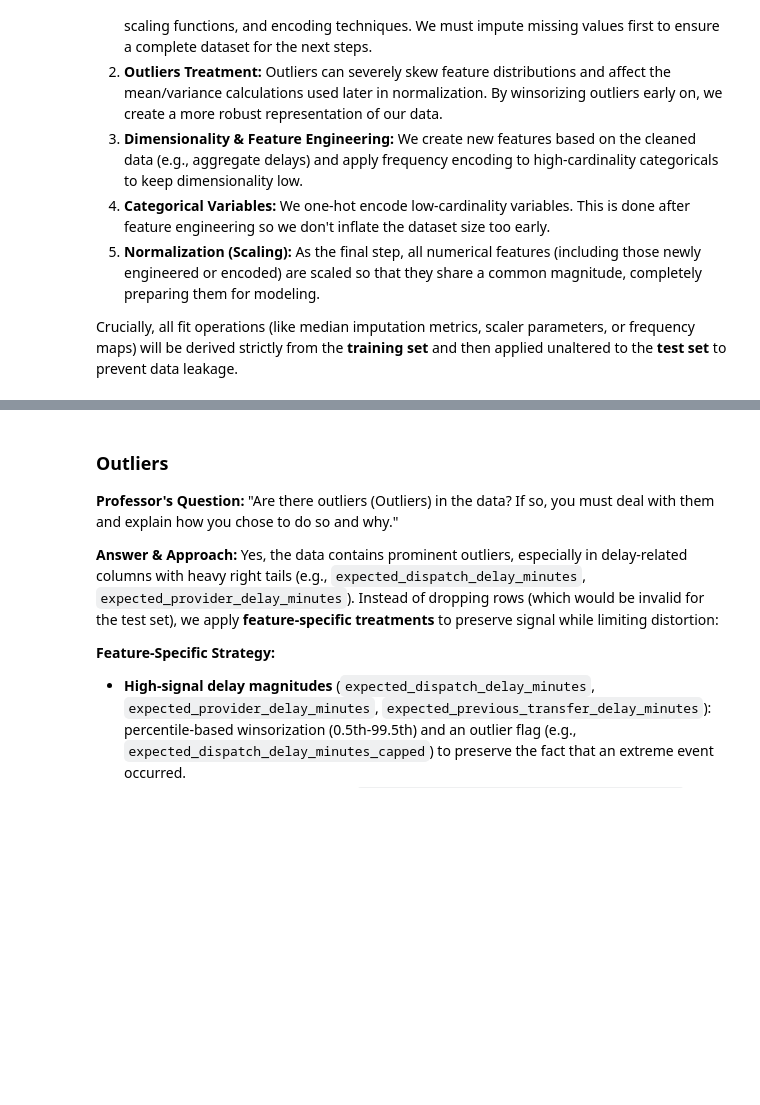
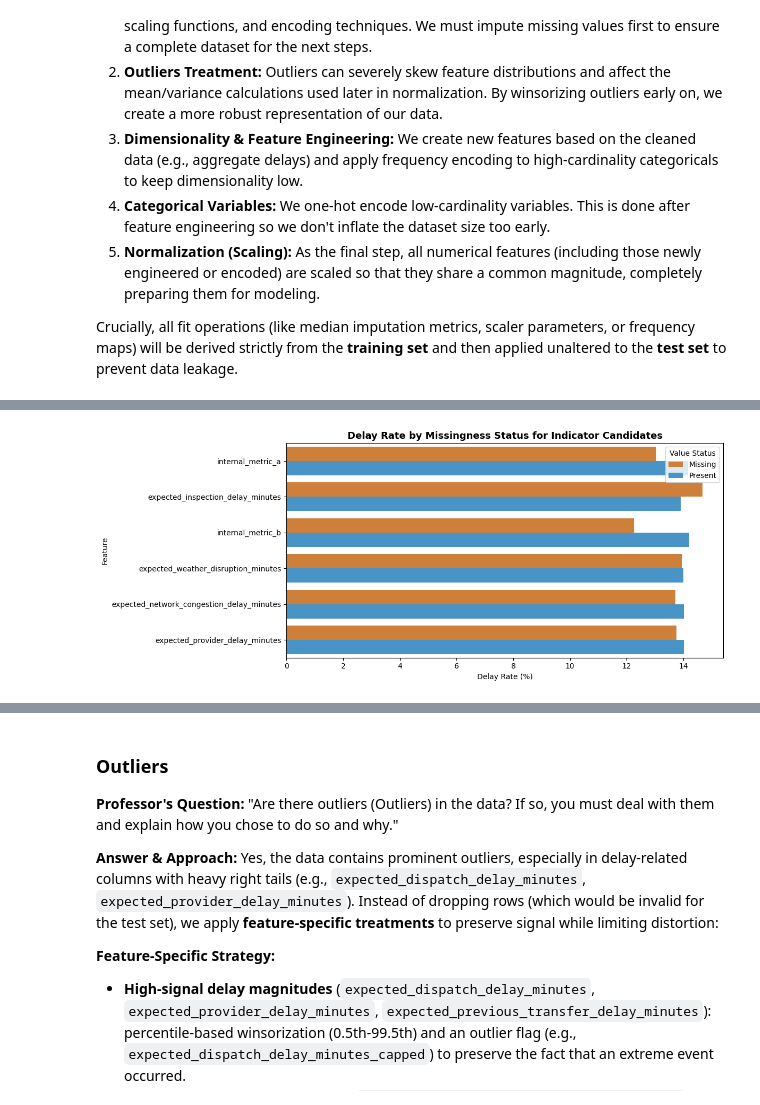
Before and after one commit to InbarKedem/final-project-intro-to-ml, a Jupyter notebook: task.ipynb, the cells around one changed output, grey strips where cells are left out. Saved outputs shown, nothing was run; the diff lists cells and outputs as text; code cells hidden in the pictures; blank space fills up the shorter version.

Commit message:
Refine missing data preprocessing

```diff
--- a/task.ipynb
+++ b/task.ipynb
@@ -1089,0 +1100,83 @@ Yes, there are several columns with missing values in the dataset. Some internal
+# %%
+# Diagnostic: evaluate whether missingness is predictive enough to preserve with indicators.
+# The same table also checks whether zero imputation is justified for delay/disruption features.
+missing_indicator_threshold = 0.05
+missingness_signal_rows = []
+
+def is_delay_or_disruption_feature(col):
+    lower_col = col.lower()
+    return any(token in lower_col for token in ['delay', 'disruption', 'congestion'])
+
+for col in train_df.columns:
+    if col == 'is_delayed' or col not in test_df.columns:
+        continue
+
+    train_missing_rate = train_df[col].isna().mean()
+    test_missing_rate = test_df[col].isna().mean()
+
+    if max(train_missing_rate, test_missing_rate) < missing_indicator_threshold:
+        continue
+
+    missing_mask = train_df[col].isna()
+    present_mask = train_df[col].notna()
+    missing_delay_rate = train_df.loc[missing_mask, 'is_delayed'].mean()
+    present_delay_rate = train_df.loc[present_mask, 'is_delayed'].mean()
+
+    observed = train_df[col].dropna()
+    is_delay_feature = is_delay_or_disruption_feature(col) and pd.api.types.is_numeric_dtype(train_df[col])
+
+    observed_min = observed.min() if is_delay_feature and len(observed) else np.nan
+    observed_median = observed.median() if is_delay_feature and len(observed) else np.nan
+    observed_max = observed.max() if is_delay_feature and len(observed) else np.nan
+    zero_observed_pct = (observed == 0).mean() * 100 if is_delay_feature and len(observed) else np.nan
+
+    missingness_signal_rows.append({
+        'Feature': col,
+        'Train_Missing_%': round(train_missing_rate * 100, 2),
+        'Test_Missing_%': round(test_missing_rate * 100, 2),
+        'Delay_Rate_When_Missing_%': round(missing_delay_rate * 100, 2),
+        'Delay_Rate_When_Present_%': round(present_delay_rate * 100, 2),
+        'Abs_Delay_Rate_Diff_%': round(abs(missing_delay_rate - present_delay_rate) * 100, 2),
+        'Observed_Min': round(observed_min, 3) if pd.notna(observed_min) else np.nan,
+        'Observed_Median': round(observed_median, 3) if pd.notna(observed_median) else np.nan,
+        'Observed_Max': round(observed_max, 3) if pd.notna(observed_max) else np.nan,
+        'Zero_Observed_%': round(zero_observed_pct, 2) if pd.notna(zero_observed_pct) else np.nan,
+        'Indicator_Feature': f'{col}_was_missing'
+    })
+
+missingness_signal_table = pd.DataFrame(missingness_signal_rows).sort_values(
+    ['Train_Missing_%', 'Abs_Delay_Rate_Diff_%'],
+    ascending=False
+).reset_index(drop=True)
+
+display(missingness_signal_table)
+
+if not missingness_signal_table.empty:
+    plot_table = missingness_signal_table.melt(
+        id_vars='Feature',
+        value_vars=['Delay_Rate_When_Missing_%', 'Delay_Rate_When_Present_%'],
+        var_name='Missingness_Status',
+        value_name='Delay_Rate_%'
+    )
+    plot_table['Missingness_Status'] = plot_table['Missingness_Status'].map({
+        'Delay_Rate_When_Missing_%': 'Missing',
+        'Delay_Rate_When_Present_%': 'Present'
+    })
+
+    plt.figure(figsize=(12, max(5, len(missingness_signal_table) * 0.6)))
+    sns.barplot(
+        data=plot_table,
+        y='Feature',
+        x='Delay_Rate_%',
+        hue='Missingness_Status',
+        palette=['#e67e22', '#3498db']
+    )
+    plt.title('Delay Rate by Missingness Status for Indicator Candidates', fontsize=13, fontweight='bold')
+    plt.xlabel('Delay Rate (%)')
+    plt.ylabel('Feature')
+    plt.legend(title='Value Status')
+    plt.tight_layout()
+    plt.show()
+else:
+    print(f'No columns reached the {missing_indicator_threshold:.0%} missingness threshold.')
+# %% [output]
@@ -1089,0 +1190 @@ Yes, there are several columns with missing values in the dataset. Some internal
+[figure, added]
```
Also changed, not shown: parts of 13 cells of this notebook.
